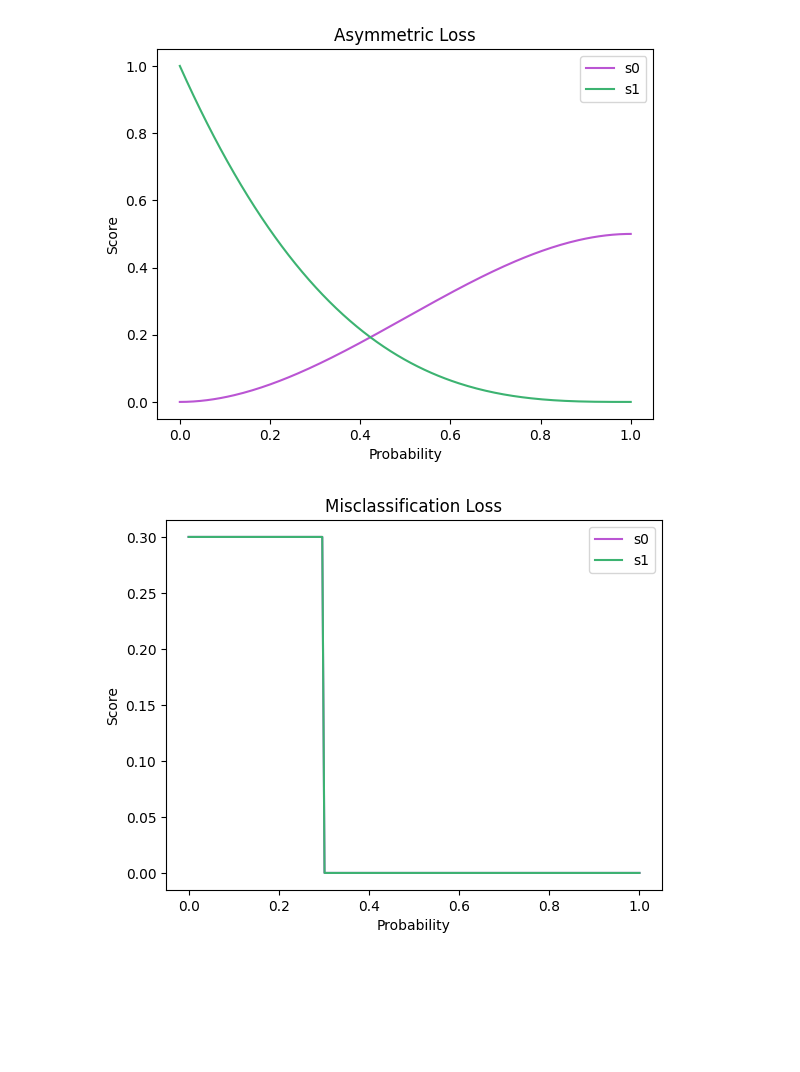
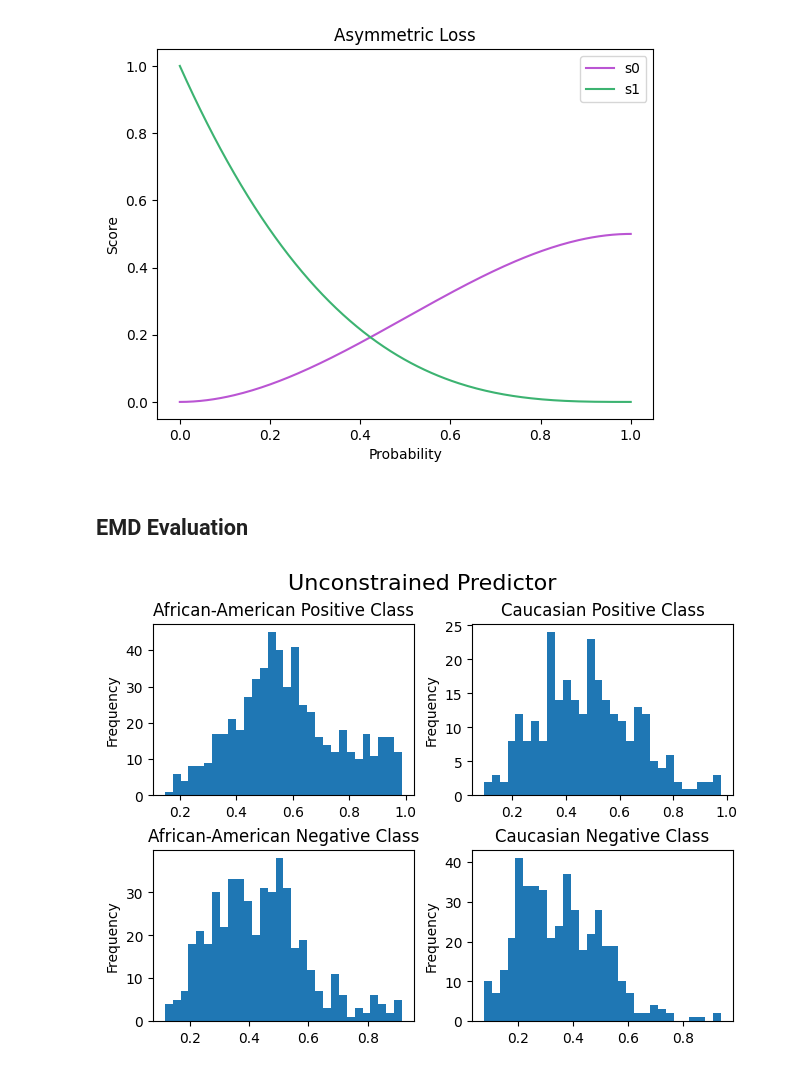
Before and after one commit to karaschechtman/cs281-project, a Jupyter notebook: other_plots.ipynb, the cells around one changed output. Drawn from its saved outputs; the diff is of its cells as text; code cells hidden in the pictures; blank space fills up the shorter version.

Commit message:
EMD analysis, change calibration to quantiles, scorer add log and brier, scipy to requirements

```diff
--- a/other_plots.ipynb
+++ b/other_plots.ipynb
@@ -25,10 +30,24 @@ s1 = lambda p: (1-p)**3
 CustomScorer(s0,s1,"Asymmetric Loss").plot()
 # %% [output]
 [figure]
-# %%
-s0 = lambda p: 0 if p<0.3 else 0.7
-s1 = lambda p: 0.3 if p<0.3 else 0
-
-CustomScorer(s1,s1,"Misclassification Loss").plot()
-# %% [output]
-[figure, removed]
+# %% [markdown]
+## EMD Evaluation
+# %%
+FILENAME = 'data/compas_predictions.csv'
+df = pd.read_csv(FILENAME)
+fig, axes = plt.subplots(2, 2, layout='constrained')
+fig.suptitle('Unconstrained Predictor', fontsize=16)
+
+af_am_unconstrained_1 = df[(df['race']=='African-American') & (df['two_year_recid']==1)]['unconstrained']
+cauc_unconstrained_1 = df[(df['race']=='Caucasian') & (df['two_year_recid']==1)]['unconstrained']
+af_am_unconstrained_0 = df[(df['race']=='African-American') & (df['two_year_recid']==0)]['unconstrained']
+cauc_unconstrained_0 = df[(df['race']=='Caucasian') & (df['two_year_recid']==0)]['unconstrained']
+
+af_am_unconstrained_1.plot(kind='hist',ax=axes[0][0],title="African-American Positive Class",bins=30)
+cauc_unconstrained_1.plot(kind='hist',ax=axes[0][1],title='Caucasian Positive Class',bins=30)
+af_am_unconstrained_0.plot(kind='hist',ax=axes[1][0],title='African-American Negative Class',bins=30)
+cauc_unconstrained_0.plot(kind='hist',ax=axes[1][1],title='Caucasian Negative Class',bins=30)
+
+plt.show()
+# %% [output]
+[figure, added]
```
Also changed, not shown: parts of 4 cells of this notebook, 4 other files.
